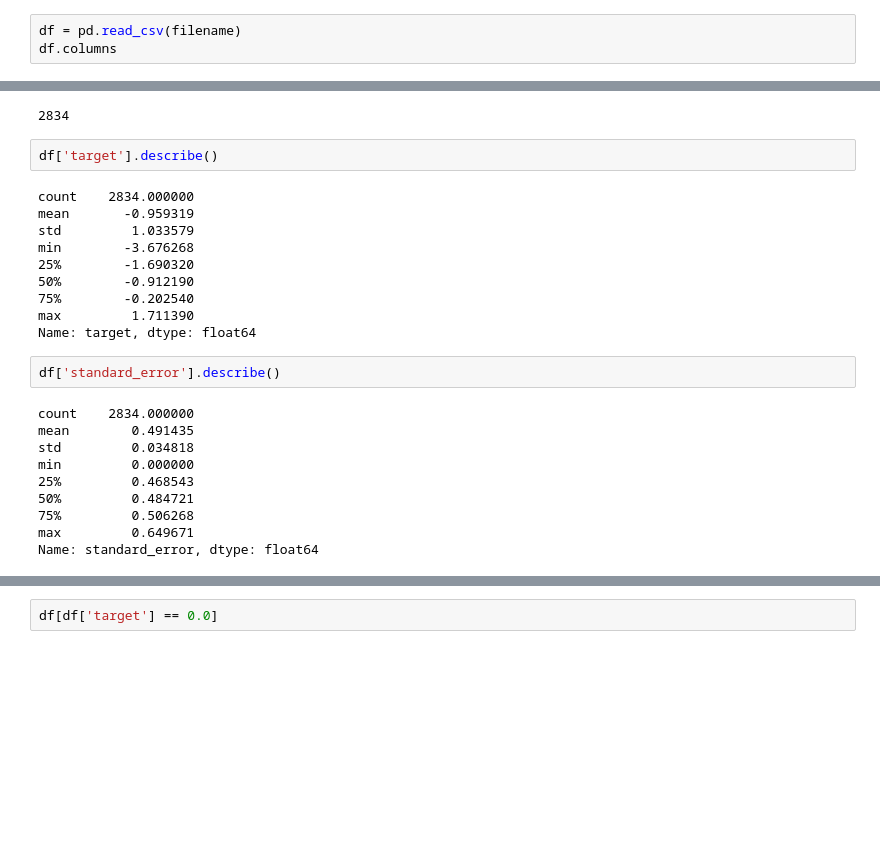
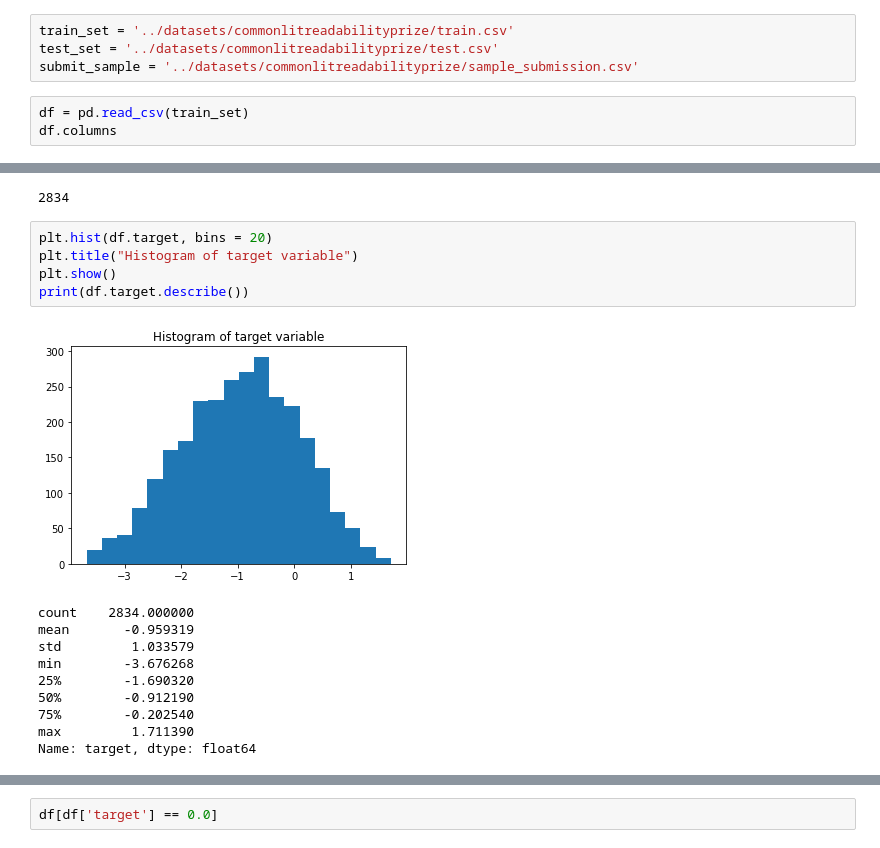
Before and after one commit to exemartinez/makeovermonday_projects, a Jupyter notebook: scripts/ReadabilityKaggle.ipynb, the cells around one changed output, grey strips where cells are left out. Drawn from its saved outputs; the diff is of its cells as text; blank space fills up the shorter version.

```diff
--- a/scripts/ReadabilityKaggle.ipynb
+++ b/scripts/ReadabilityKaggle.ipynb
@@ -17,5 +17,9 @@ filename = 'C:/Edu/personal/ai/datasets/commonlitreadabilityprize/train.csv'
+# %%
+train_set = '../datasets/commonlitreadabilityprize/train.csv'
+test_set = '../datasets/commonlitreadabilityprize/test.csv'
+submit_sample = '../datasets/commonlitreadabilityprize/sample_submission.csv'
 # %%
-df = pd.read_csv(filename)
+df = pd.read_csv(train_set)
 df.columns
 # %% [output]
 Index(['id', 'url_legal', 'license', 'excerpt', 'target', 'standard_error'], dtype='object')
@@ -40,27 +44,19 @@ df.head()
 len(df)
 # %% [output]
 2834
-# %%
-df['target'].describe()
-# %% [output]
-count    2834.000000
-mean       -0.959319
-std         1.033579
-min        -3.676268
-25%        -1.690320
-50%        -0.912190
-75%        -0.202540
-max         1.711390
-Name: target, dtype: float64
-# %%
-df['standard_error'].describe()
-# %% [output]
-count    2834.000000
-mean        0.491435
-std         0.034818
-min         0.000000
-25%         0.468543
-50%         0.484721
-75%         0.506268
-max         0.649671
-Name: standard_error, dtype: float64
+# %%
+plt.hist(df.target, bins = 20)
+plt.title("Histogram of target variable")
+plt.show()
+print(df.target.describe())
+# %% [output]
+[figure, added]
+count    2834.000000
+mean       -0.959319
+std         1.033579
+min        -3.676268
+25%        -1.690320
+50%        -0.912190
+75%        -0.202540
+max         1.711390
+Name: target, dtype: float64
```
Also changed, not shown: parts of 21 cells of this notebook.
